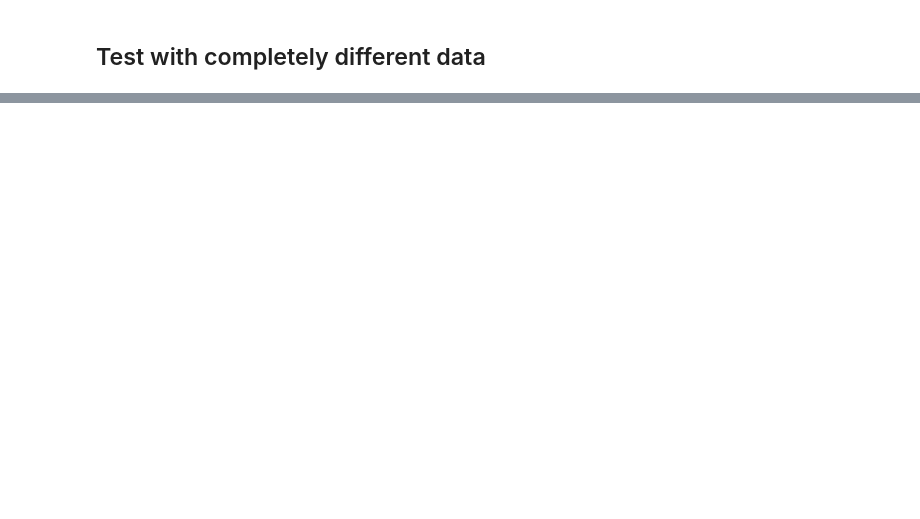
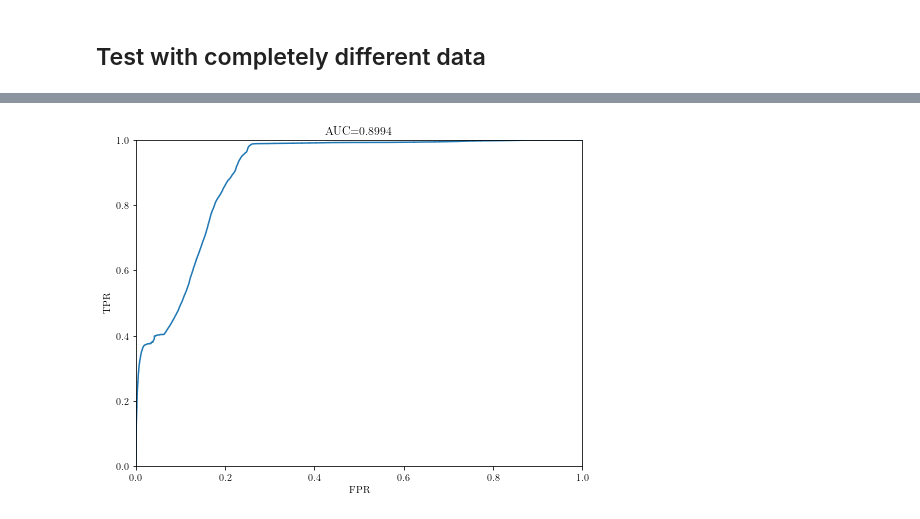
Before and after one commit to phenal-projects/phylogeom, a Jupyter notebook: notebooks/support_values.ipynb, the cells around one changed output, grey strips where cells are left out. Saved outputs shown, nothing was run; the diff lists cells and outputs as text; code cells hidden in the pictures; blank space fills up the shorter version.

```diff
--- a/notebooks/support_values.ipynb
+++ b/notebooks/support_values.ipynb
@@ -298,0 +228,15 @@ torch.mean(archaea_data.data.y.float())
+# %%
+fpr, tpr, thresholds_roc = metrics.roc_curve(test_results["actual"], test_results["predicted"])
+
+fig = plt.figure(figsize=(8, 6))
+ax = fig.add_subplot(1, 1, 1)
+
+plt.plot(fpr, tpr)
+plt.title('AUC={:.4f}'.format(metrics.roc_auc_score(test_results["actual"], test_results["predicted"])))
+plt.xlim(0, 1)
+plt.ylim(0, 1)
+ax.set_xlabel('FPR')
+ax.set_ylabel('TPR')
+plt.savefig('roc_eukaryota.png')
+# %% [output]
+[figure, added]
```
Also changed, not shown: parts of 76 cells of this notebook, 2 other files.
